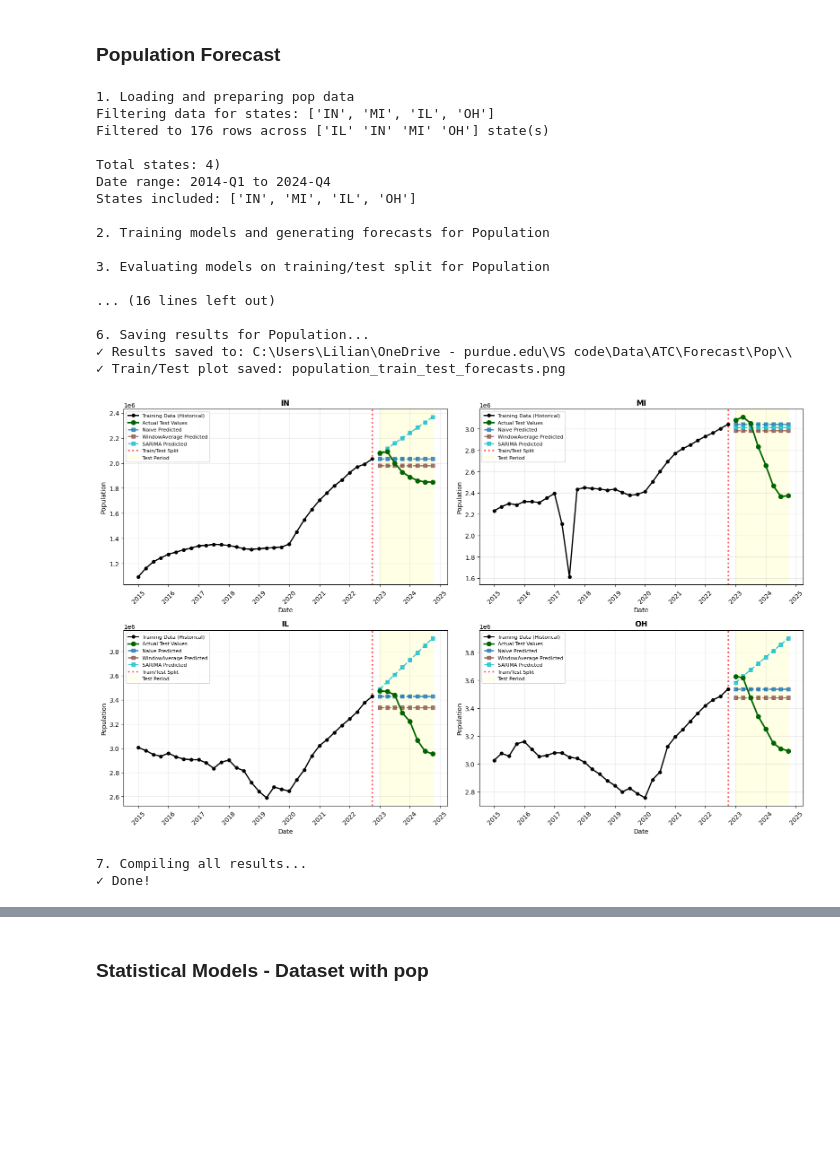
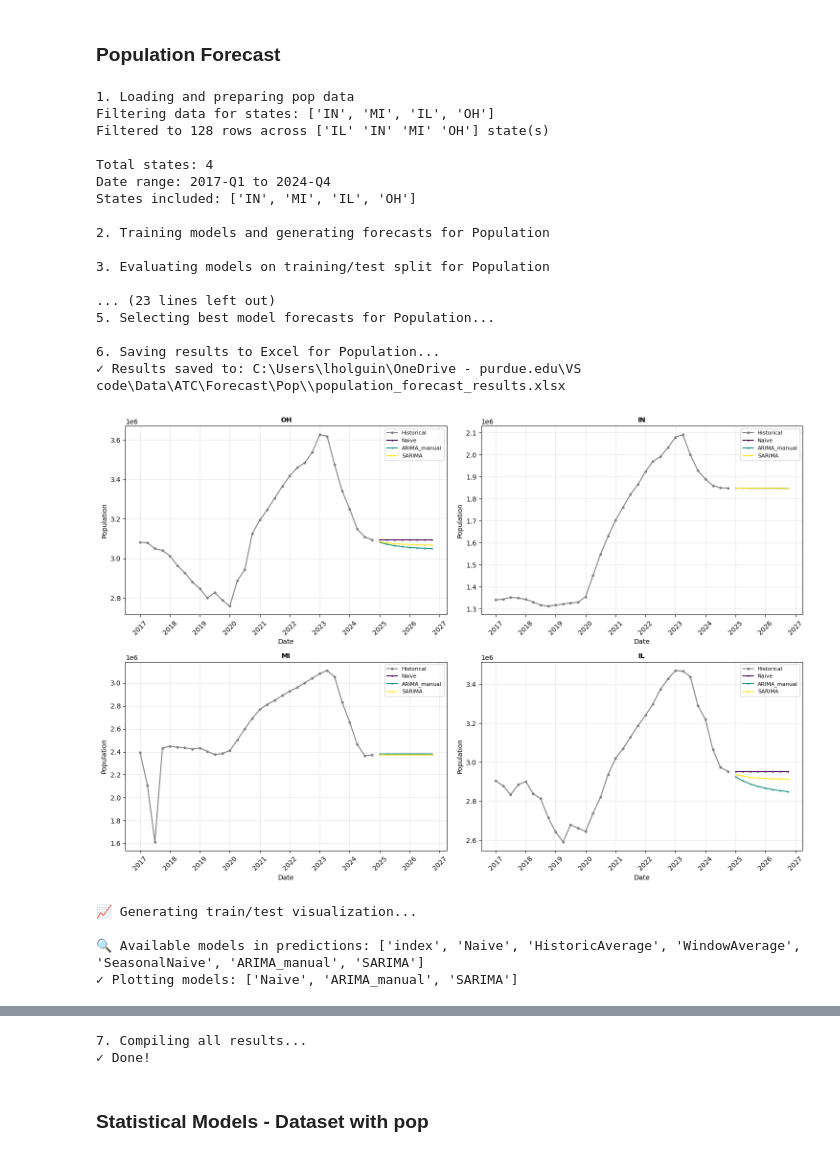
Before and after one commit to Lilianptr/DCMME, a Jupyter notebook: ATC/Forecast_1.ipynb, the cells around one changed output, grey strips where cells are left out. Drawn from its saved outputs; the diff is of its cells as text; code cells hidden in the pictures; blank space fills up the shorter version.

Commit message:
Cleaning up some parameters

```diff
--- a/ATC/Forecast_1.ipynb
+++ b/ATC/Forecast_1.ipynb
@@ -318,6 +404,8 @@ def plot_train_test_forecasts(df,train_df,test_df,preds_df,target_name,ids_to_pl
 def load_data(filepath, states=None):
 
     df=pd.read_csv(filepath)
+    #Filtering for certain years
+    df = df[(df['Period'] >= '2017Q1') & (df['Period'] <= '2024Q4')].copy()
     if states is not None:
         if isinstance(states, str):
             states = [states]
@@ -397,28 +495,47 @@ def main_pop(filepath, states=None, h=8, run_cv=True, n_windows=4, save_path=Non
 # %%
 pop_csv_path=rf"C:\Users\{user}\OneDrive - purdue.edu\VS code\Data\ATC\merged_data\Prebuilt_panels\medi_pop.csv"
 pop_save_path=rf"C:\Users\{user}\OneDrive - purdue.edu\VS code\Data\ATC\Forecast\Pop\\"
 
-results_pop=main_pop(
-    filepath=pop_csv_path, states=['IN','MI','IL','OH'], h=8, run_cv=True, n_windows=4, save_path=pop_save_path
+#See first the class because some parameters are already fixed
+
+config = ForecastConfig(
+    h=8,
+    season_length=4,
+    n_windows=2,
+    train_size=None,
+    test_size=8,
+    n_samples=4,
+    confidence_level=95,
+    models_to_plot=['Naive', 'ARIMA_manual', 'SARIMA']
 )
+
+results_pop = main_pop(
+    filepath=pop_csv_path,
+    states=['IN', 'MI', 'IL', 'OH'],
+    config=config,
+    save_path=pop_save_path,
+    run_cv=True
+)
 # %% [output]
 1. Loading and preparing pop data
 Filtering data for states: ['IN', 'MI', 'IL', 'OH']
-Filtered to 176 rows across ['IL' 'IN' 'MI' 'OH'] state(s)
+Filtered to 128 rows across ['IL' 'IN' 'MI' 'OH'] state(s)
 
-Total states: 4)
-Date range: 2014-Q1 to 2024-Q4
+Total states: 4
+Date range: 2017-Q1 to 2024-Q4
 States included: ['IN', 'MI', 'IL', 'OH']
 
 2. Training models and generating forecasts for Population
 
 3. Evaluating models on training/test split for Population
 
-... (16 lines left out)
+... (23 lines left out)
+5. Selecting best model forecasts for Population...
 
-6. Saving results for Population...
-✓ Results saved to: C:\Users\Lilian\OneDrive - purdue.edu\VS code\Data\ATC\Forecast\Pop\\
-✓ Train/Test plot saved: population_train_test_forecasts.png
+6. Saving results to Excel for Population...
+✓ Results saved to: C:\Users\lholguin\OneDrive - purdue.edu\VS code\Data\ATC\Forecast\Pop\\population_forecast_results.xlsx
-[figure, old version]
+[figure, new version]
-7. Compiling all results...
-✓ Done!
+📈 Generating train/test visualization...
+
+🔍 Available models in predictions: ['index', 'Naive', 'HistoricAverage', 'WindowAverage', 'SeasonalNaive', 'ARIMA_manual', 'SARIMA']
+✓ Plotting models: ['Naive', 'ARIMA_manual', 'SARIMA']
@@ -425,3 +543,5 @@ States included: ['IN', 'MI', 'IL', 'OH']
+7. Compiling all results...
+✓ Done!
 # %% [markdown]
 ### Statistical Models - Dataset with pop
 # %%
```
Also changed, not shown: parts of 9 cells of this notebook, 7 other files.
